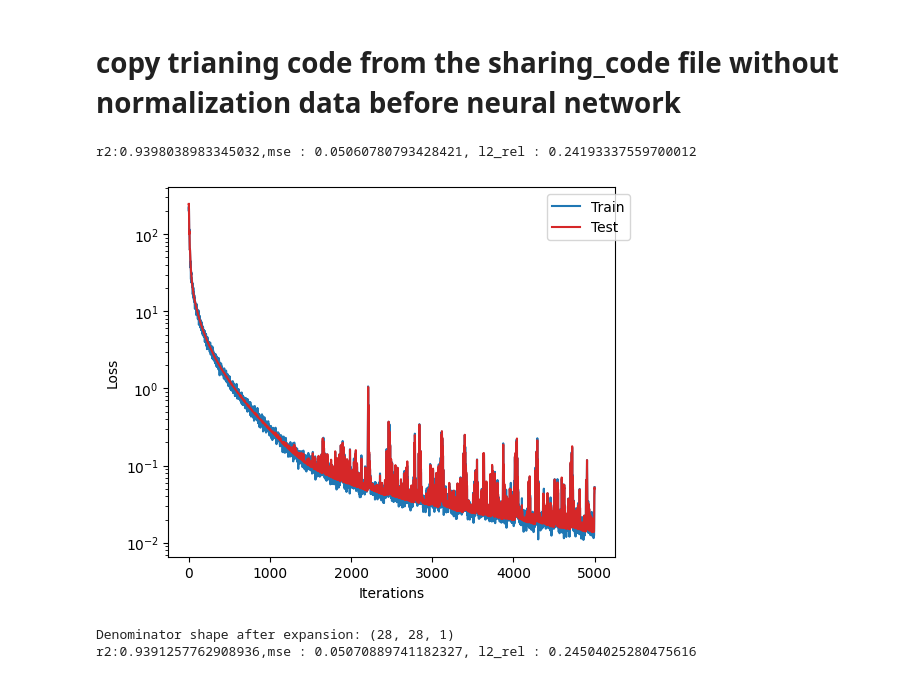
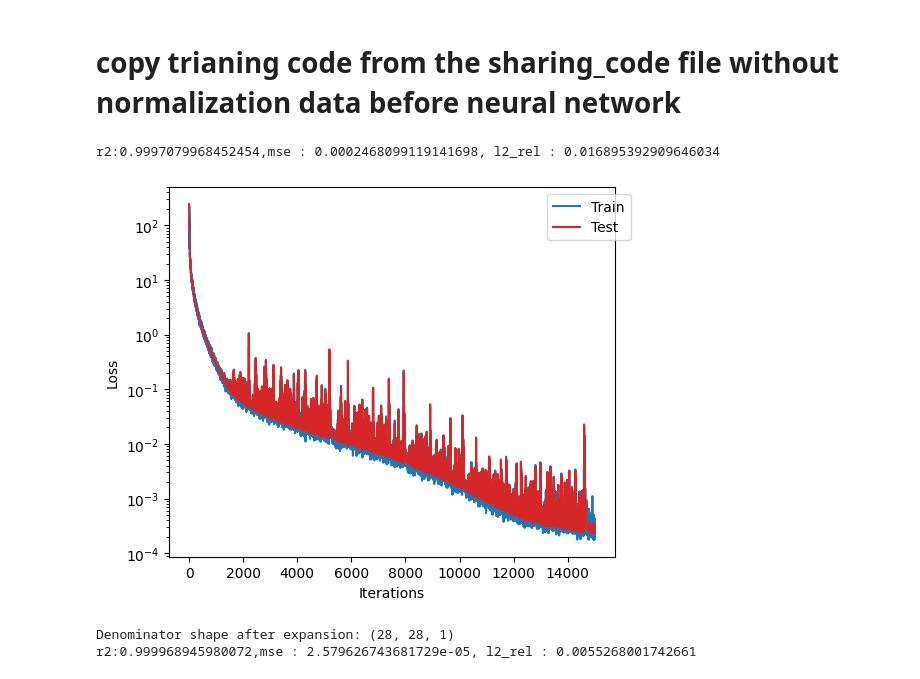
Before and after one commit to manjudhital/master_thesis, a Jupyter notebook: phasefield/model_training.ipynb, the cells around one changed output. Saved outputs shown, nothing was run; the diff lists cells and outputs as text; code cells hidden in the pictures.

```diff
--- a/phasefield/model_training.ipynb
+++ b/phasefield/model_training.ipynb
@@ -372,7 +372,7 @@ fno_layers = [
 ]
 
 cahn = eps**2
-epochs = 5000
+epochs = 15000
 
 data = np.load('data_generation_checking/phasefield2d_data_28x28_10k.npy')
 # normalized_data, min_val, range_val = normalize(data)
@@ -393,35 +393,35 @@ NN_model.plot_losses(f'plots/training_log_iter_{epochs}.png')
 
 
 import pickle
 # saving the parameter
 def save_model(model, filename):
     # Save model parameters, architecture and optimizer state
     save_dict = {
         'arch': model.arch,
         'N': model.N,
         'lr': model.lr,
         'eps': model.eps,
         'pp2': model.pp2,
         'qq2': model.qq2,
         'dt': model.dt,
         'L': model.L,
         'h': model.h,
         'x': model.x,
         'y': model.y,
         'params': jax.device_get(model.get_params(model.opt_state)),
         'train_losses': model.train_losses,
         'test_losses': model.test_losses,
         'opt_state': jax.device_get(model.opt_state),  # Save optimizer state too
     }
 
     with open(filename, 'wb') as f:
         pickle.dump(save_dict, f)
 
 
 save_model(NN_model, f'models/savemodel_{epochs}.pkl')
 # %% [output]
-r2:0.9398038983345032,mse : 0.05060780793428421, l2_rel : 0.24193337559700012
+r2:0.9997079968452454,mse : 0.0002468099119141698, l2_rel : 0.016895392909646034
-[figure, old version]
+[figure, new version]
 # %%
 import jax
 import jax.numpy as jnp
@@ -863,10 +863,10 @@ data_test = data[9800:]
 
 #    # Initialize and train the model
 # NN_model = SPiFOL(L, x, y, h, eps, pp2, qq2, dt, N, fno_layers, mlp_layers, lr, arch= 'FNO')
-loaded_model = load_model('models/savemodel_5000.pkl')
+loaded_model = load_model('models/savemodel_60000.pkl')
 # NN_model.train(dataset, data_test, nIter = epochs)
 r2, mse, l2_rel, u_solver, u_pred = loaded_model.pred(data_test)
 print(f'r2:{r2},mse : {mse}, l2_rel : {l2_rel}')
 # %% [output]
 Denominator shape after expansion: (28, 28, 1)
-r2:0.9391257762908936,mse : 0.05070889741182327, l2_rel : 0.24504025280475616
+r2:0.999968945980072,mse : 2.579626743681729e-05, l2_rel : 0.0055268001742661
```
Also changed, not shown: parts of 3 cells of this notebook, 14 other files.
